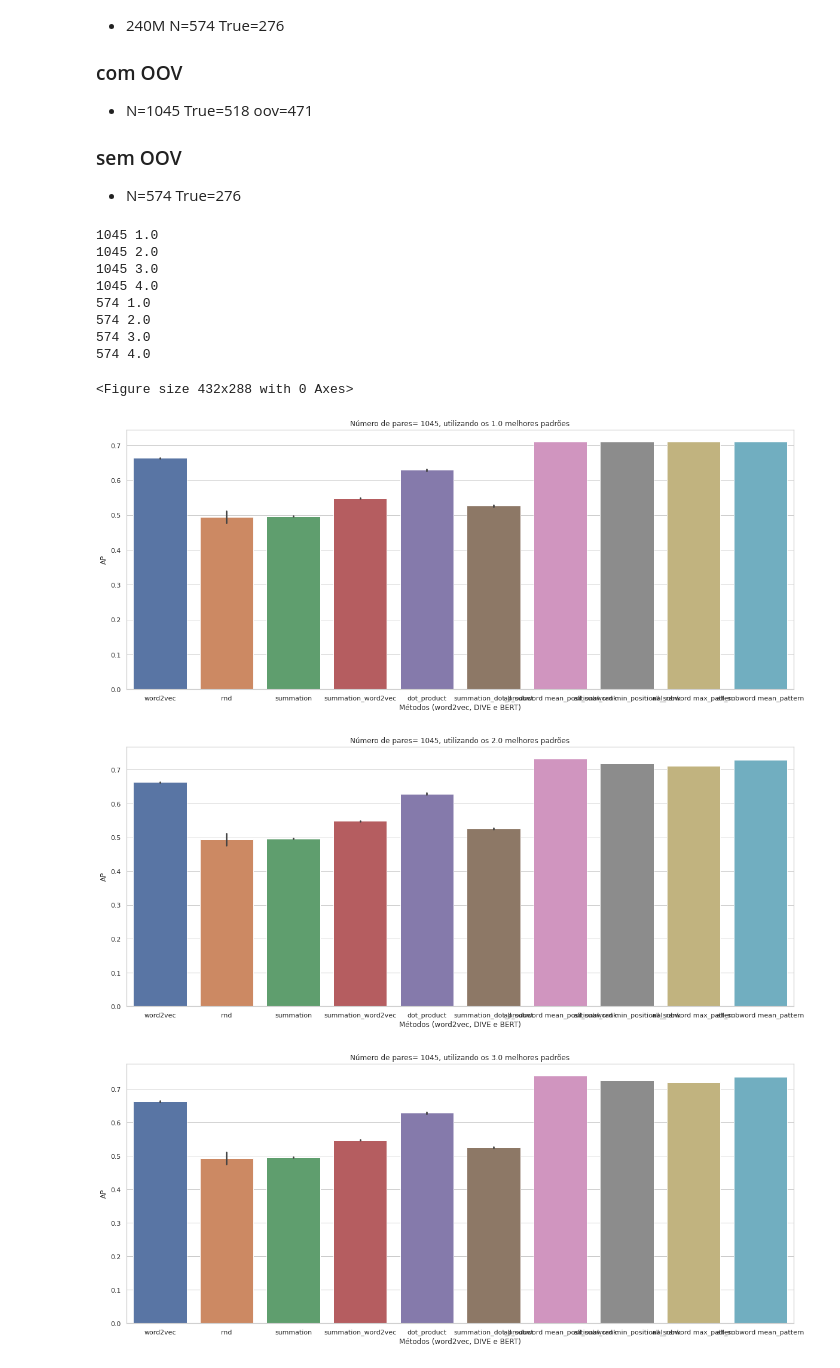
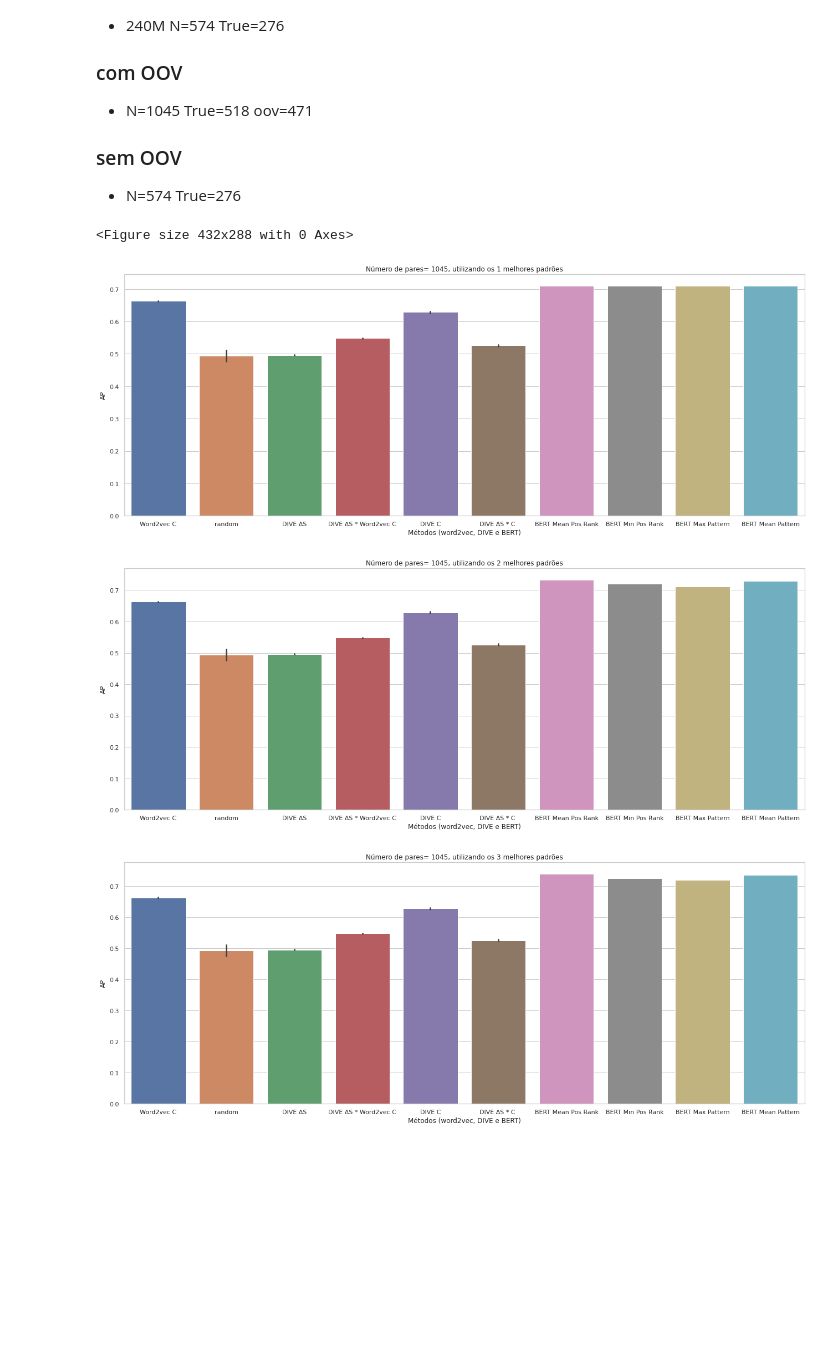
Before and after one commit to eraldoluis/hyper_bert, a Jupyter notebook: nb/compare_bert-score_dive_word2vec.ipynb, the cells around one changed output. Saved outputs shown, nothing was run; the diff lists cells and outputs as text; code cells hidden in the pictures; blank space fills up the shorter version.

Commit message:
notebook comparando bert, dive e word2vec

```diff
--- a/nb/compare_bert-score_dive_word2vec.ipynb
+++ b/nb/compare_bert-score_dive_word2vec.ipynb
@@ -21,49 +21,47 @@ import matplotlib.pyplot as plt
 import pandas as pd
 sns.set(style="whitegrid")
 plt.clf()
 
+method_names = {'word2vec': 'Word2vec C', 'summation_dot_product': 'DIVE \u0394S * C ', 'dot_product': 'DIVE C',
+                'rnd': 'random', 'summation': 'DIVE \u0394S', 'summation_word2vec': 'DIVE \u0394S * Word2vec C',
+                'all_subword mean_positional_rank': 'BERT Mean Pos Rank', 'all_subword min_positional_rank': 'BERT Min Pos Rank',
+                'all_subword max_pattern': 'BERT Max Pattern', 'all_subword mean_pattern': 'BERT Mean Pattern'}
+
 path_d_w = ["../results/dive_token_1/wikipedia240M_W10_neg15_e15_lr1e-03_eps1e-08_emb100_batch128_runX/_result_models_model-wikipedia240M_W10_neg15_e15_lr1e-03_eps1e-08_emb100_batch128_runX_dataset_hyper_bert-datasets.tsv",
             "../results/dive_token_1/wikipedia240M_W10_neg15_e15_lr1e-03_eps1e-08_emb100_batch128_runX_not_oov/_result_models_model-wikipedia240M_W10_neg15_e15_lr1e-03_eps1e-08_emb100_batch128_runX_dataset_hyper_bert-datasets.tsv"
             ]
-path_b = ["../teste-result/neuralmind-bert-base-portuguese-cased_bert-score_best-pattern/result.tsv"]
+path_b = ["../results/neuralmind-bert-base-portuguese-cased_bert-score_sort-best-pattern/result.tsv"]
 dfs = []
 for p in path_d_w:
     df_temp = pd.read_csv(p, delimiter="\t")
     df_temp = df_temp[df_temp['epoch_num'] == 14]
     dfs.append(df_temp)
 
 for p in path_b:
     df_temp = pd.read_csv(p, delimiter="\t")
     df_temp = df_temp[(df_temp['method'].str.contains("all_subword")) & (df_temp['corpus'].isin(["wikipedia240M", "bert"]))]
     dfs.append(df_temp)
 
 df = pd.concat(dfs)
 df['dataset'] = df['dataset'].map({'/home/gabrielescobar/Documentos/hyper_bert/datasets/conceptnet-hypernym-1_token_1.tsv': 'conceptnet-hypernym-1_token_1.tsv', 'conceptnet-hypernym-1_token_1.tsv': 'conceptnet-hypernym-1_token_1.tsv' })
-
+df['method_format'] = df['method'].map(method_names)
 unique_N = df.N.unique().tolist()
 n_better_pattern = df.qts_pattern.unique().tolist()
 n_better_pattern = [x for x in n_better_pattern if str(x) != 'nan']
 
+best_4 = n_better_pattern[:4]
+
 
 for n_pair in unique_N:
-    for qtd in n_better_pattern:
+    for qtd in best_4:
         df_plot = df[(df['N'] == n_pair) & (df['qts_pattern'].isin([qtd, float('nan')]))]
-        print(n_pair, qtd)
-        plt.figure(figsize=(20,8))
-        ax = sns.barplot(x="method",y='AP', ci="sd",data=df_plot)
+        plt.figure(figsize=(22,8))
+        ax = sns.barplot(x="method_format",y='AP', ci="sd",data=df_plot)
         ax.set(xlabel="Métodos (word2vec, DIVE e BERT)")
-        ax.set_title(f"Número de pares= {n_pair}, utilizando os {qtd} melhores padrões")
+        ax.set_title(f"Número de pares= {n_pair}, utilizando os {int(qtd)} melhores padrões")
         plt.show()
 # %% [output]
-1045 1.0
-1045 2.0
-1045 3.0
-1045 4.0
-574 1.0
-574 2.0
-574 3.0
-574 4.0
+<Figure size 432x288 with 0 Axes>
-<Figure size 432x288 with 0 Axes>
-[figure, old version]
+[figure, new version]
-[figure, old version]
+[figure, new version]
-[figure, old version]
+[figure, new version]
```
Also changed, not shown: parts of 3 cells of this notebook, 5 other files.
